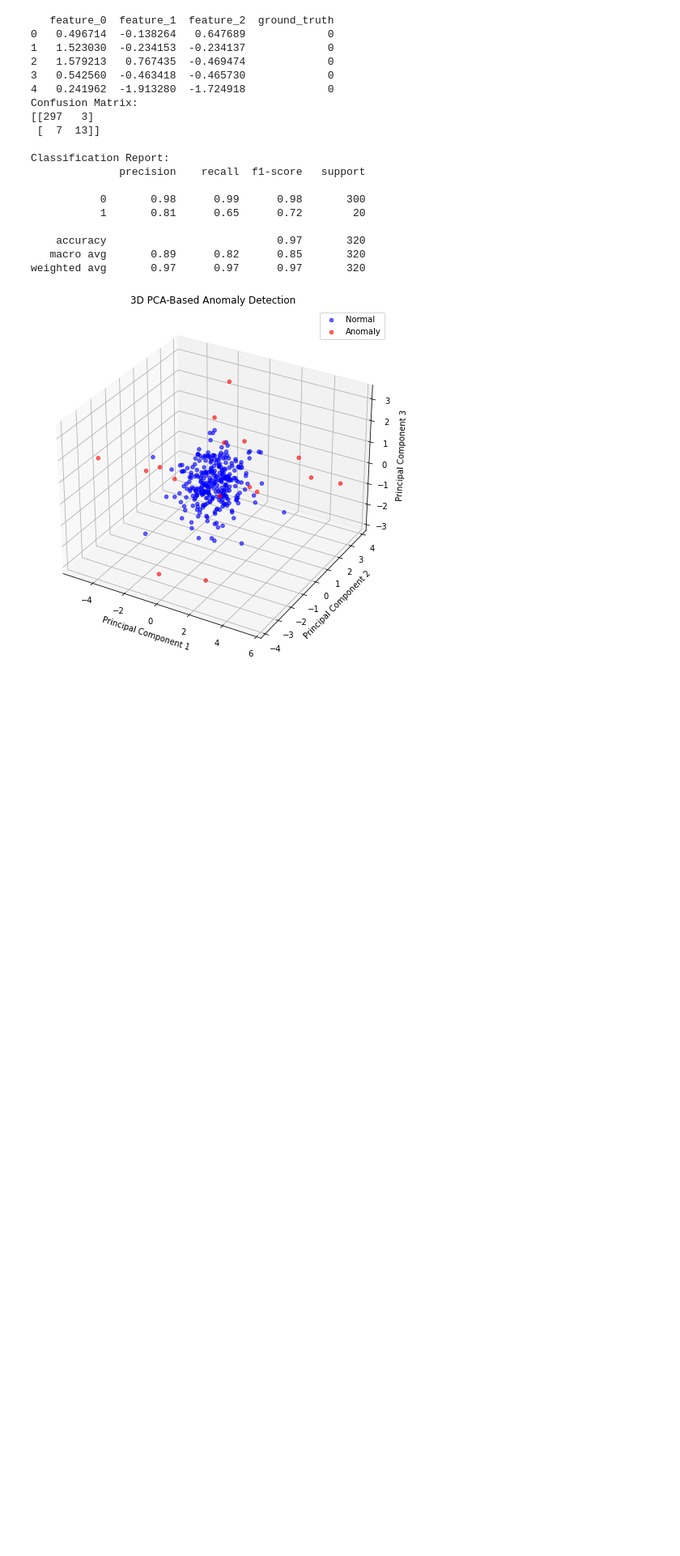
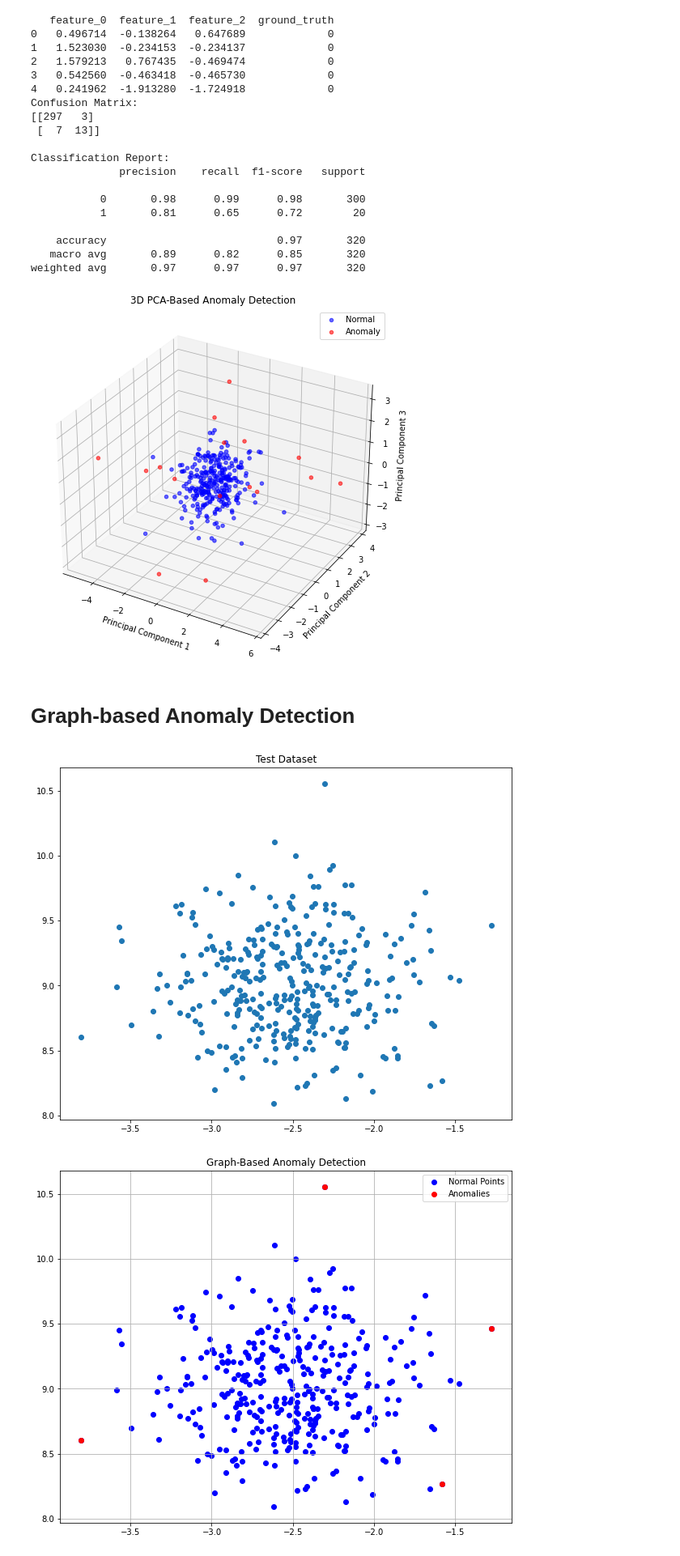
Before and after one commit to datatechnotes/mrepos, a Jupyter notebook: anomaly/anomaly_det.ipynb, the cells around one changed output. Shown: that part at 81% size. Cells and saved outputs as stored; diff of their text form; code cells hidden in the pictures; blank space fills up the shorter version.

Commit message:
graph based AD

```diff
--- a/anomaly/anomaly_det.ipynb
+++ b/anomaly/anomaly_det.ipynb
@@ -103,3 +105,48 @@ Classification Report:
    macro avg       0.89      0.82      0.85       320
 weighted avg       0.97      0.97      0.97       320
 [figure]
+# %% [markdown]
+# Graph-based Anomaly Detection
+# %%
+import numpy as np
+import matplotlib.pyplot as plt
+import networkx as nx
+from sklearn.datasets import make_blobs
+from scipy.spatial import distance_matrix
+
+# Generate synthetic data
+data, _ = make_blobs(n_samples=350, centers=1, cluster_std=0.4, random_state=42)
+plt.figure(figsize=(10, 8))
+plt.scatter(data[:, 0], data[:, 1])
+plt.title("Test Dataset")
+plt.show()
+
+# Compute distance matrix
+distance_threshold = 0.5
+distances = distance_matrix(data, data)
+
+# Create adjacency matrix
+adj_matrix = (distances < distance_threshold).astype(int)
+np.fill_diagonal(adj_matrix, 0)
+
+# Create graph
+graph = nx.from_numpy_array(adj_matrix)
+
+# Calculate node degrees
+node_degrees = np.array([deg for _, deg in graph.degree()])
+
+# Identify anomalies
+degree_threshold = np.percentile(node_degrees, 1)
+anomalies = np.where(node_degrees <= degree_threshold)[0]
+
+# Visualize anomalies
+plt.figure(figsize=(10, 8))
+plt.scatter(data[:, 0], data[:, 1], c="blue", label="Normal Points")
+plt.scatter(data[anomalies, 0], data[anomalies, 1], c="red", label="Anomalies")
+plt.title("Graph-Based Anomaly Detection")
+plt.legend()
+plt.grid()
+plt.show()
+# %% [output]
+[figure, added]
+[figure, added]
```
Also changed, not shown: parts of 1 cell of this notebook.
